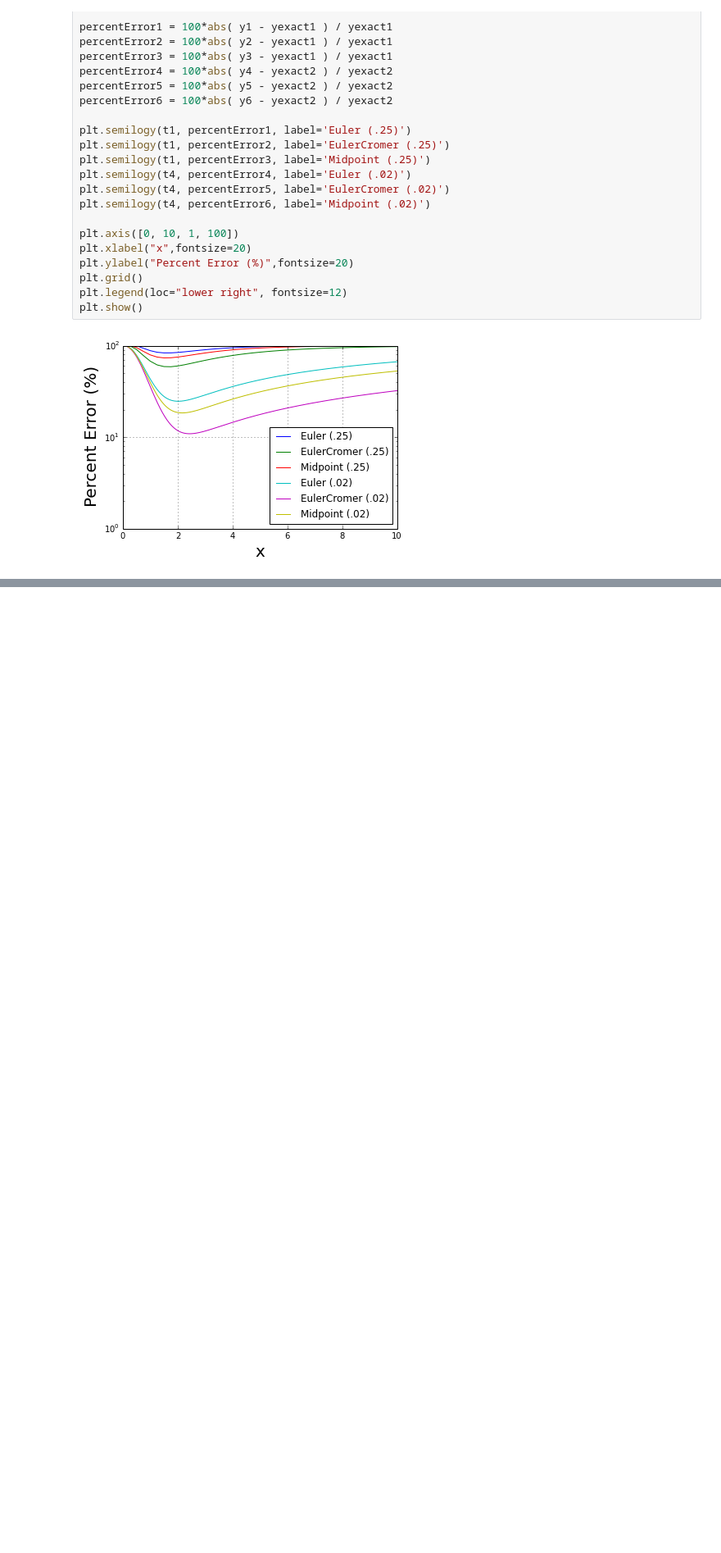
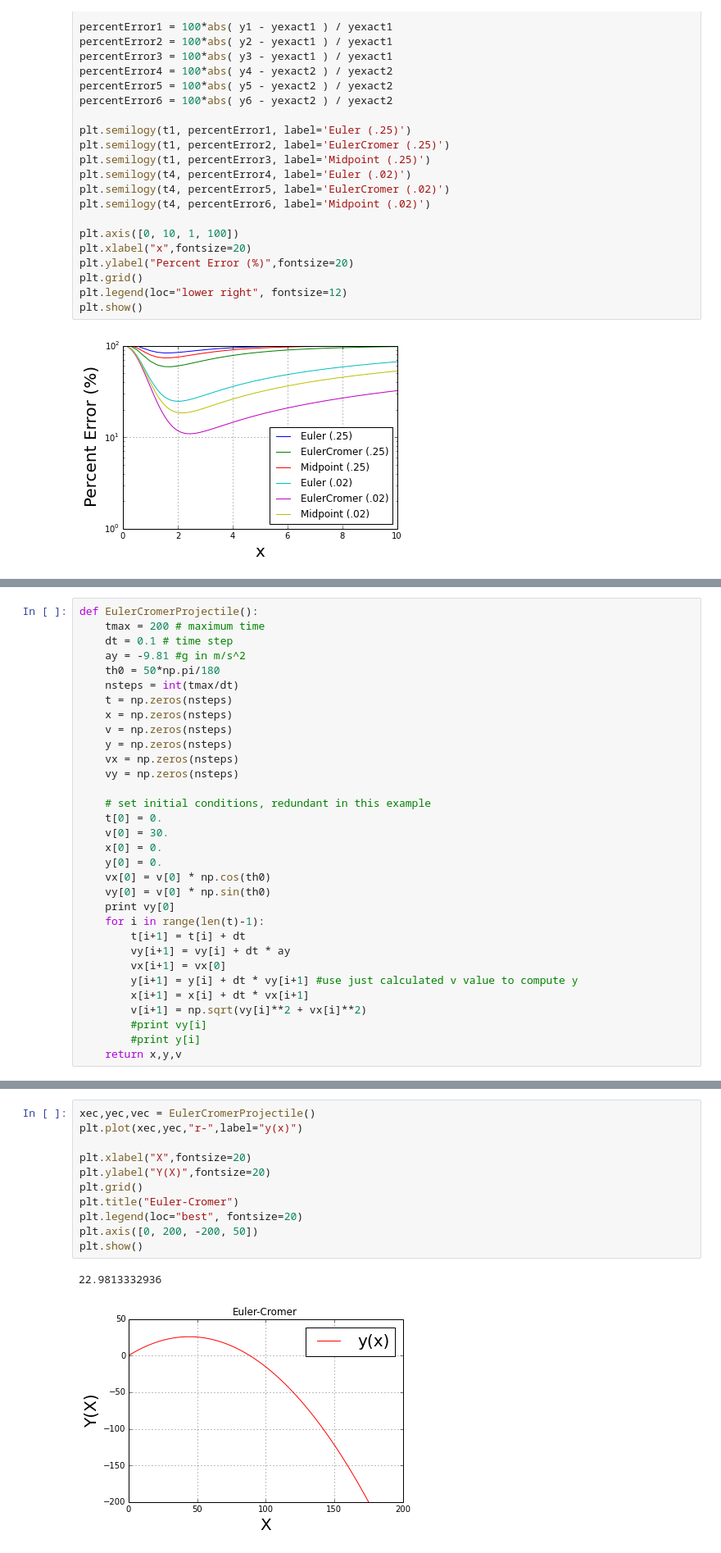
Before and after one commit to lhorowit/PHYS202-S14, a Jupyter notebook: SciPy/ODEExercises.ipynb, the cells around one changed output, grey strips where cells are left out. Shown at 82% size. Cells and saved outputs as stored; diff of their text form; blank space fills up the shorter version.

```diff
--- a/SciPy/ODEExercises.ipynb
+++ b/SciPy/ODEExercises.ipynb
@@ -380,0 +385,32 @@ plt.show()
+# %%
+def EulerCromerProjectile():
+    tmax = 200 # maximum time
+    dt = 0.1 # time step
+    ay = -9.81 #g in m/s^2
+    th0 = 50*np.pi/180
+    nsteps = int(tmax/dt)
+    t = np.zeros(nsteps)
+    x = np.zeros(nsteps)
+    v = np.zeros(nsteps)
+    y = np.zeros(nsteps)
+    vx = np.zeros(nsteps)
+    vy = np.zeros(nsteps)
+
+    # set initial conditions, redundant in this example
+    t[0] = 0.
+    v[0] = 30.
+    x[0] = 0.
+    y[0] = 0.
+    vx[0] = v[0] * np.cos(th0)
+    vy[0] = v[0] * np.sin(th0)
+    print vy[0]
+    for i in range(len(t)-1):
+        t[i+1] = t[i] + dt
+        vy[i+1] = vy[i] + dt * ay
+        vx[i+1] = vx[0]
+        y[i+1] = y[i] + dt * vy[i+1] #use just calculated v value to compute y
+        x[i+1] = x[i] + dt * vx[i+1]
+        v[i+1] = np.sqrt(vy[i]**2 + vx[i]**2)
+        #print vy[i]
+        #print y[i]
+    return x,y,v
@@ -380,0 +458,14 @@ plt.show()
+# %%
+xec,yec,vec = EulerCromerProjectile()
+plt.plot(xec,yec,"r-",label="y(x)")
+
+plt.xlabel("X",fontsize=20)
+plt.ylabel("Y(X)",fontsize=20)
+plt.grid()
+plt.title("Euler-Cromer")
+plt.legend(loc="best", fontsize=20)
+plt.axis([0, 200, -200, 50])
+plt.show()
+# %% [output]
+22.9813332936
+[figure, added]
```
Also changed, not shown: parts of 3 cells of this notebook, 2 other files.
